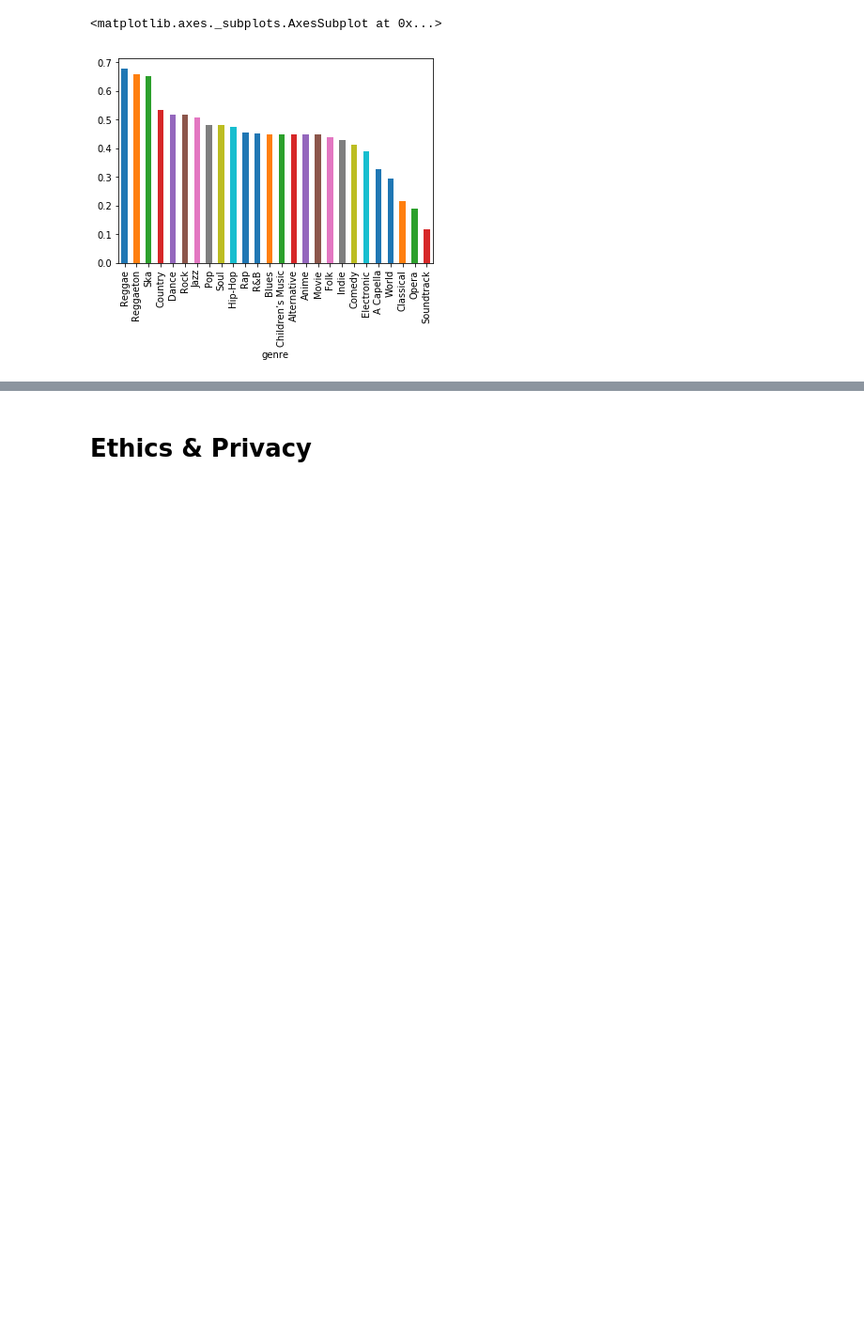
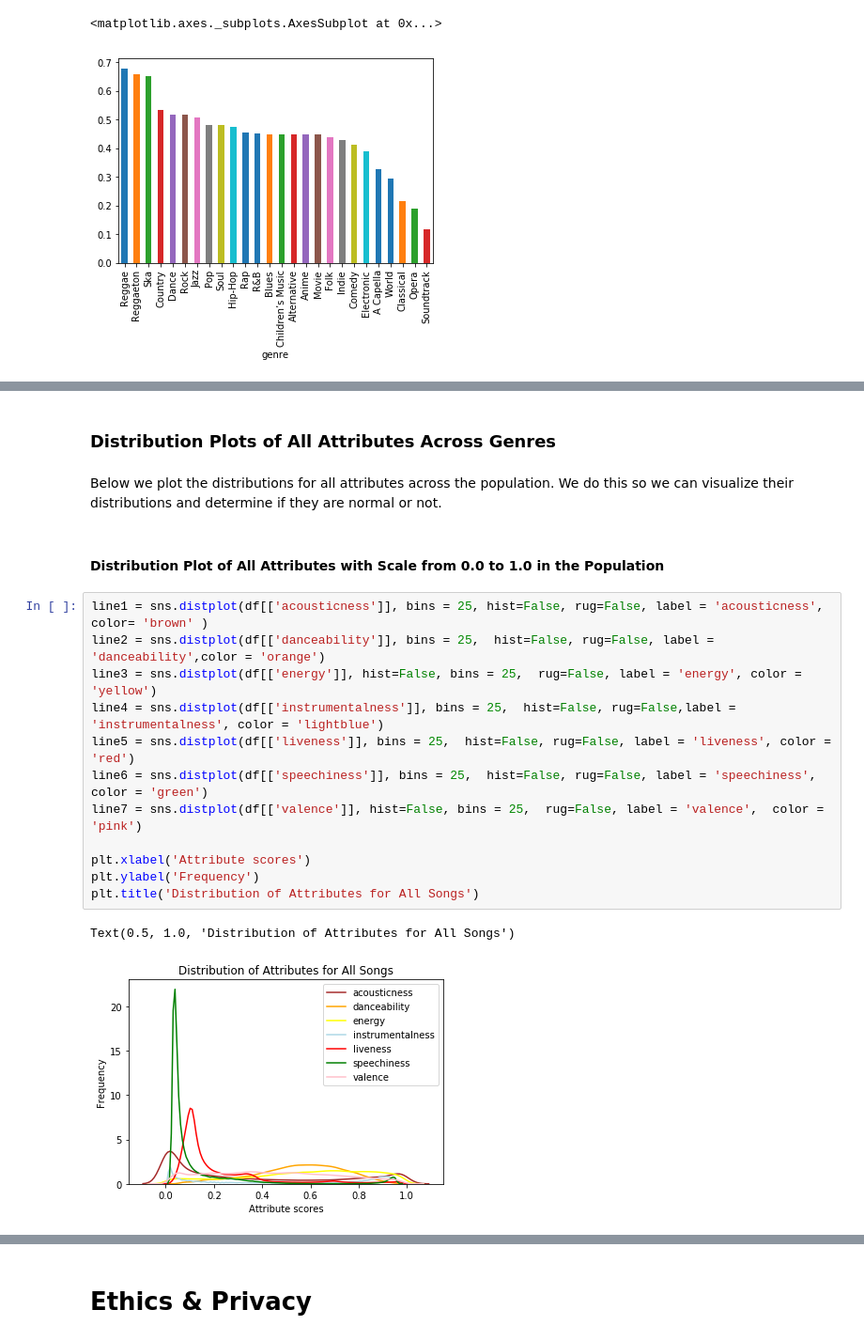
Before and after one commit to jamesjaeyu/SpotifyGenreAnalysis, a Jupyter notebook: FinalProject_group88.ipynb, the cells around one changed output, grey strips where cells are left out. Shown at 94% size. Drawn from its saved outputs; the diff is of its cells as text; blank space fills up the shorter version.

```diff
--- a/FinalProject_group88.ipynb
+++ b/FinalProject_group88.ipynb
@@ -314,0 +341,21 @@ en_means.plot.bar()
+# %% [markdown]
+### Distribution Plots of All Attributes Across Genres
+# %% [markdown]
+Below we plot the distributions for all attributes across the population. We do this so we can visualize their distributions and determine if they are normal or not.
+# %% [markdown]
+#### Distribution Plot of All Attributes with Scale from 0.0 to 1.0 in the Population
+# %%
+line1 = sns.distplot(df[['acousticness']], bins = 25, hist=False, rug=False, label = 'acousticness', color= 'brown' )
+line2 = sns.distplot(df[['danceability']], bins = 25,  hist=False, rug=False, label = 'danceability',color = 'orange')
+line3 = sns.distplot(df[['energy']], hist=False, bins = 25,  rug=False, label = 'energy', color = 'yellow')
+line4 = sns.distplot(df[['instrumentalness']], bins = 25,  hist=False, rug=False,label = 'instrumentalness', color = 'lightblue')
+line5 = sns.distplot(df[['liveness']], bins = 25,  hist=False, rug=False, label = 'liveness', color = 'red')
+line6 = sns.distplot(df[['speechiness']], bins = 25,  hist=False, rug=False, label = 'speechiness', color = 'green')
+line7 = sns.distplot(df[['valence']], hist=False, bins = 25,  rug=False, label = 'valence',  color = 'pink')
+
+plt.xlabel('Attribute scores')
+plt.ylabel('Frequency')
+plt.title('Distribution of Attributes for All Songs')
+# %% [output]
+Text(0.5, 1.0, 'Distribution of Attributes for All Songs')
+[figure, added]
```
Also changed, not shown: parts of 74 cells of this notebook.
